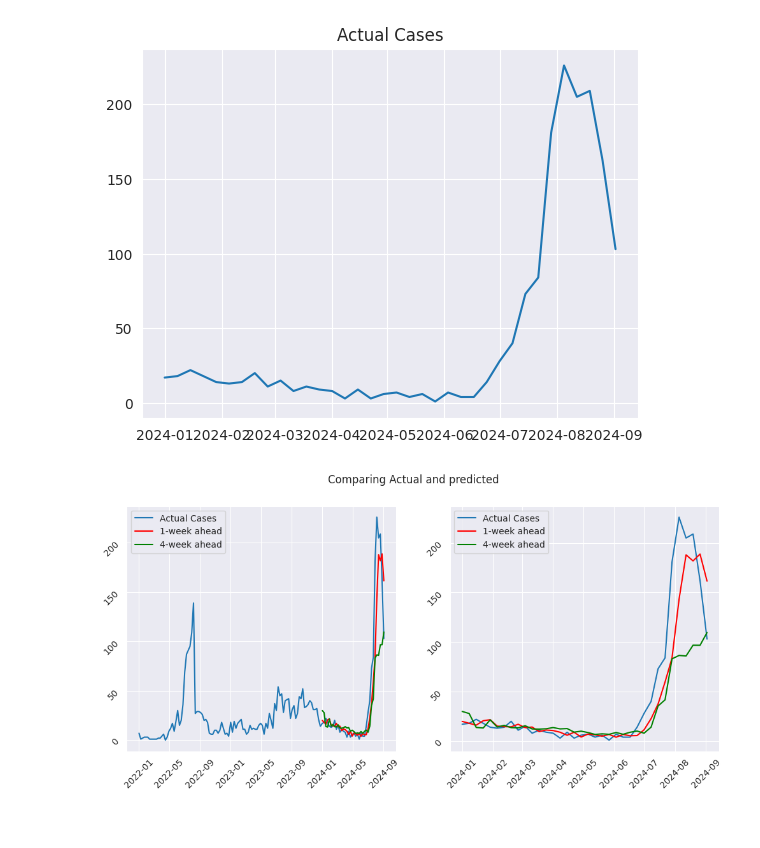
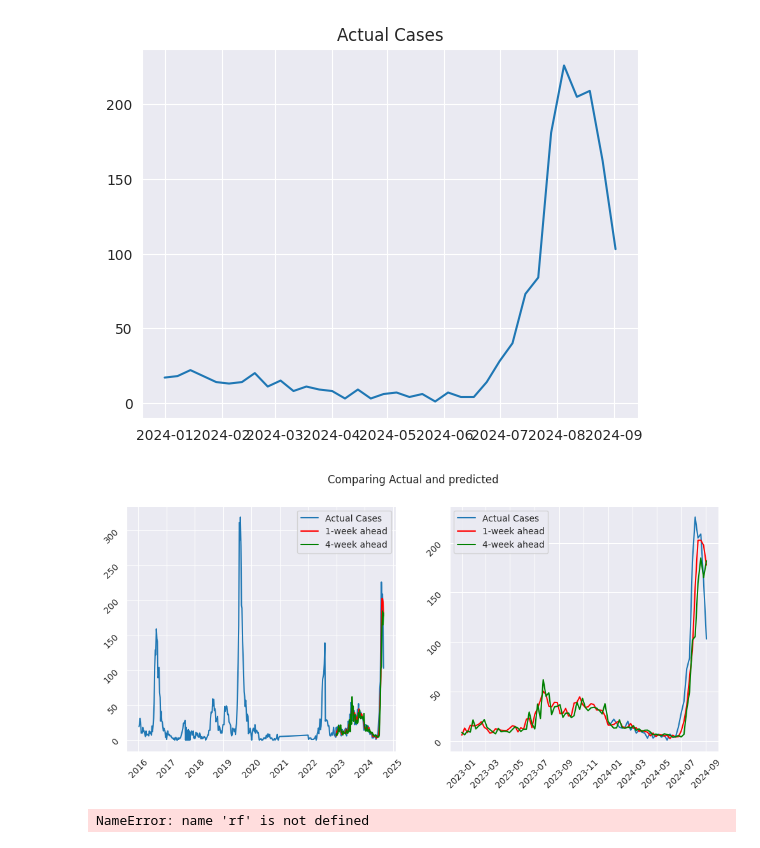
Before and after one commit to miniloda/Math-198.1---Special-Problem, a Jupyter notebook: rf.ipynb, the cells around one changed output. Cells and saved outputs as stored; diff of their text form; code cells hidden in the pictures.

Commit message:
Merge data from 2016

```diff
--- a/rf.ipynb
+++ b/rf.ipynb
@@ -65,14 +74,14 @@ def train_rf(data, features, target, date_col, n_ahead):
     data = data[rel_col]
 
     # Getting the first and last index for the year 2024
-    first_2024 = data[data['dt'].dt.year == 2024].index[0]  # First index of 2024
-    last_2024 = data[data['dt'].dt.year == 2024].index[-1]  # Last index of 2024
+    first_2024 = data[data[date_col].dt.year == 2023].index[0]  # First index of 2024
+    last_2024 = data[data[date_col].dt.year == 2024].index[-1]  # Last index of 2024
 
     first_2024subn = first_2024 - n_ahead # Subtract n_ahead weeks from first date of 2024
     last_2024subn = last_2024 - n_ahead  # Subtract n_ahead weeks from last date of 2024
 
     # Define lags
-    env_lags = [2]   #2-week lag for environment features
+    env_lags = [1,2,3,4]   #2-week lag for environment features
     cases_lag = range(1, 12)  # 1 to 11 week lags for target variable
 
     # Create lagged features for environment and target variables
@@ -88,18 +97,16 @@ def train_rf(data, features, target, date_col, n_ahead):
 
     # Initialize list for storing predictions
     predict_data = []
-
+    actual_data = []
     # Loop through data to get n-week ahead prediction
     index_begin = first_2024subn
     index_end = last_2024subn
-
     while index_begin <= index_end:
         rf = RandomForestRegressor(n_estimators=300)  # RandomForestRegressor with 100 estimators (can be tuned)
 
         # Split data into training and testing sets
         train_data = data[data.index <= index_begin]  # All rows up to index_begin
         test_data = data.iloc[data.index.get_loc(index_begin):data.index.get_loc(index_begin) + n_ahead]  # Next n_ahead rows
-
         X_train = train_data.drop(columns=[target, date_col])  # Drop target and date column for training data
         y_train = train_data[target]
         X_test = test_data.drop(columns=[target, date_col])  # Drop target and date column for test data
@@ -110,16 +117,16 @@ def train_rf(data, features, target, date_col, n_ahead):
 
         # Get the last prediction (n-week ahead prediction)
         predict_data.append(rf.predict(X_test)[-1])
-
+        actual_data.append(y_test.iloc[-1])
         # Increment the index to the next week
         index_begin += 1
-    MAE = mean_absolute_error(predict_data, data[data['dt'].dt.year == 2024]['Cases'])
+    MAE = mean_absolute_error(actual_data, predict_data)
     return predict_data, MAE
 # %%
 # Perform Initial Testing
-target="Cases"
-features=["temp","humidity","precipitation"]
-date = 'dt'
+target="cases"
+features=["temperature","humidity","precipitation"]
+date = 'date'
 prediction_1_week, MAE_1_week = train_rf(data, features, target, date, 1)
 prediction_4_week, MAE_4_week = train_rf(data, features, target, date, 4)
 prediction_12_week, MAE_12_week = train_rf(data, features, target, date, 12)
@@ -151,9 +158,9 @@ prediction_4_week[:5]
 # Visualization
 # %%
 import matplotlib.pyplot as plt
-first_2024 = int((data['dt'].dt.year==2024).idxmax())
-last_2024 = int(data.loc[data['dt'].dt.year == 2024].index[-1])
-date = data.loc[first_2024:last_2024]['dt']
+first_2024 = int((data['date'].dt.year==2023).idxmax())
+last_2024 = int(data.loc[data['date'].dt.year == 2024].index[-1])
+date = data.loc[first_2024:last_2024]['date']
 # %%
 fig, ax = plt.subplots(1,2, figsize=(15,5))
 ax[0].plot(date,prediction_1_week)
@@ -167,6 +174,6 @@ plt.show()
 # %%
-actual_2024 = data[data['dt'].dt.year == 2024]
-plt.plot(actual_2024['dt'], actual_2024['Cases'])
+actual_2024 = data[data['date'].dt.year == 2024]
+plt.plot(actual_2024['date'], actual_2024['cases'])
 plt.plot()
 plt.title('Actual Cases')
 # %% [output]
@@ -174,17 +181,21 @@ Text(0.5, 1.0, 'Actual Cases')
 [figure]
 # %%
 fig, ax = plt.subplots(1,2, figsize=(12,5))
-ax[0].plot(data['dt'], data['Cases'], label = 'Actual Cases')
+ax[0].plot(data['date'], data['cases'], label = 'Actual Cases')
 ax[0].plot(date, prediction_1_week, color = 'red', label = '1-week ahead')
 ax[0].plot(date, prediction_4_week, color = 'green', label = '4-week ahead')
 ax[0].tick_params(labelrotation=45)
 ax[0].legend()
-ax[1].plot(actual_2024['dt'], actual_2024['Cases'], label = 'Actual Cases')
+ax[1].plot(actual_2024['date'], actual_2024['cases'], label = 'Actual Cases')
 ax[1].plot(date, prediction_1_week, color = 'red', label = '1-week ahead')
 ax[1].plot(date, prediction_4_week, color = 'green', label = '4-week ahead')
 ax[1].tick_params(labelrotation=45)
 ax[1].legend()
 plt.suptitle('Comparing Actual and predicted')
 plt.show()
 # %% [output]
-[figure, old version]
+[figure, new version]
+# %%
+rf
+# %% [output]
+NameError: name 'rf' is not defined
```
Also changed, not shown: parts of 4 cells of this notebook, 8 other files.
